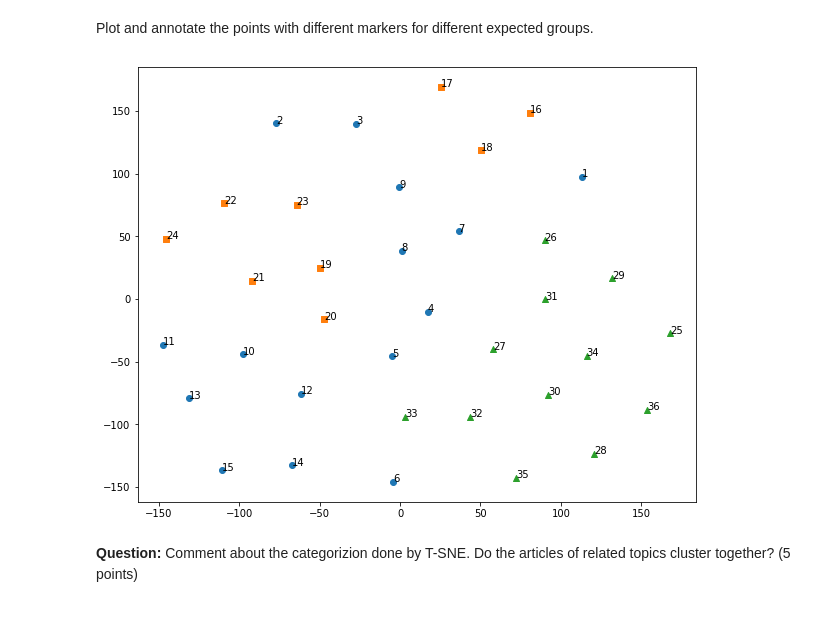
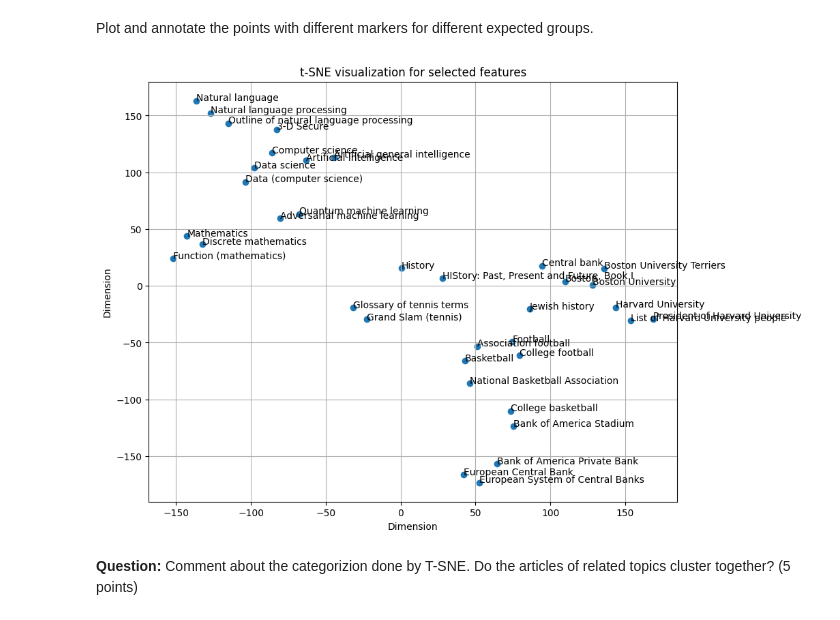
Before and after one commit to paarthvisharma/NLP, a Jupyter notebook: Assignment 2/CS6120_NLP_Assignment_2_Notebook_-1 (1).ipynb, the cells around one changed output. Drawn from its saved outputs; the diff is of its cells as text; code cells hidden in the pictures.

```diff
--- a/Assignment 2/CS6120_NLP_Assignment_2_Notebook_-1 (1).ipynb
+++ b/Assignment 2/CS6120_NLP_Assignment_2_Notebook_-1 (1).ipynb
@@ -427,7 +365,7 @@ nltk.download('stopwords')
 
 from nltk.corpus import stopwords
 from nltk.tokenize import word_tokenize
-from nltk.stem import WordNetLemmatizer
+wn = nltk.WordNetLemmatizer()
 
 stopwords = stopwords.words('english')
 # %% [output]
@@ -499,3 +391,10 @@ print("Category:", processed_data[0][1])
+# %%
+# Cleaning the data and appending it into a new string
+toReturn = ""
+for i in range(len(data)):
+    data[i] = clean_text(data[i])
+    toReturn += (data[i] + "\n")
+# print(toReturn)
 # %% [markdown]
 ### Vectorize the articles (5 points)
 
@@ -505,2 +402,9 @@ from sklearn.feature_extraction.text import
+# %%
+from sklearn.feature_extraction.text import TfidfVectorizer
+from nltk import word_tokenize
+
+# Creating vectors for the data
+tfidf = TfidfVectorizer(tokenizer=word_tokenize)
+X = tfidf.fit_transform(data)
 # %%
 print(X.shape)
@@ -511,6 +417,10 @@ print(X.shape)
 ### Plot Articles (10 points)
 Now we will try to verify the groups of articles using T-SNE from sklearn library.
 # %%
- from sklearn.manifold import TSNE
+from sklearn.manifold import TSNE
 
-# call TSNE() to fit the data
+# Calling the TSNE() to fit and transform the data
+
+tsne = TSNE(n_components=2, perplexity=3)
+tsne_vec = tsne.fit_transform(X.toarray())
+print(tsne_vec)
@@ -517,12 +445,25 @@ Now we will try to verify the groups of articles using T-SNE from sklearn librar
 # %% [markdown]
 Plot and annotate the points with different markers for different expected groups.
-# %%
-import matplotlib.pyplot as plt
-
-# get a figure handle
-fig,ax = plt.subplots(figsize=(10,8))
-# %% [output]
-[figure, removed]
+# %%
+# Plotting the graph
+import matplotlib.pyplot as plt
+
+# Figure
+fig, ax = plt.subplots(figsize=(10, 8))
+scatter = ax.scatter([x[0] for x in tsne_vec],[x[1] for x in tsne_vec])
+
+# Enumerating through the vector list and mapping the topics to plot thr graph
+for i, pos in enumerate(tsne_vec):
+    ax.annotate(newTopics[i], (pos[0], pos[1]))
+
+# Adding the titles grid
+ax.set_title('t-SNE visualization for selected features')
+ax.set_xlabel('Dimension')
+ax.set_ylabel('Dimension')
+plt.grid()
+plt.show()
+# %% [output]
+[figure, added]
 # %% [markdown]
 **Question:** Comment about the categorizion done by T-SNE. Do the articles of related topics cluster together? (5 points)
 # %% [markdown]
```
Also changed, not shown: parts of 33 cells of this notebook.
